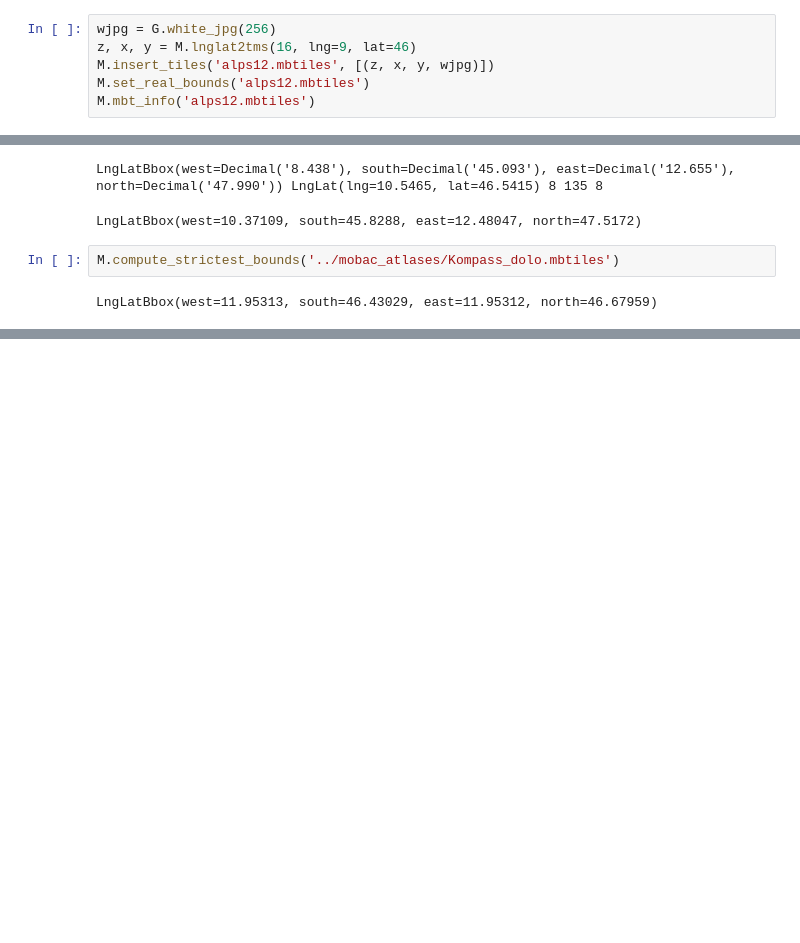
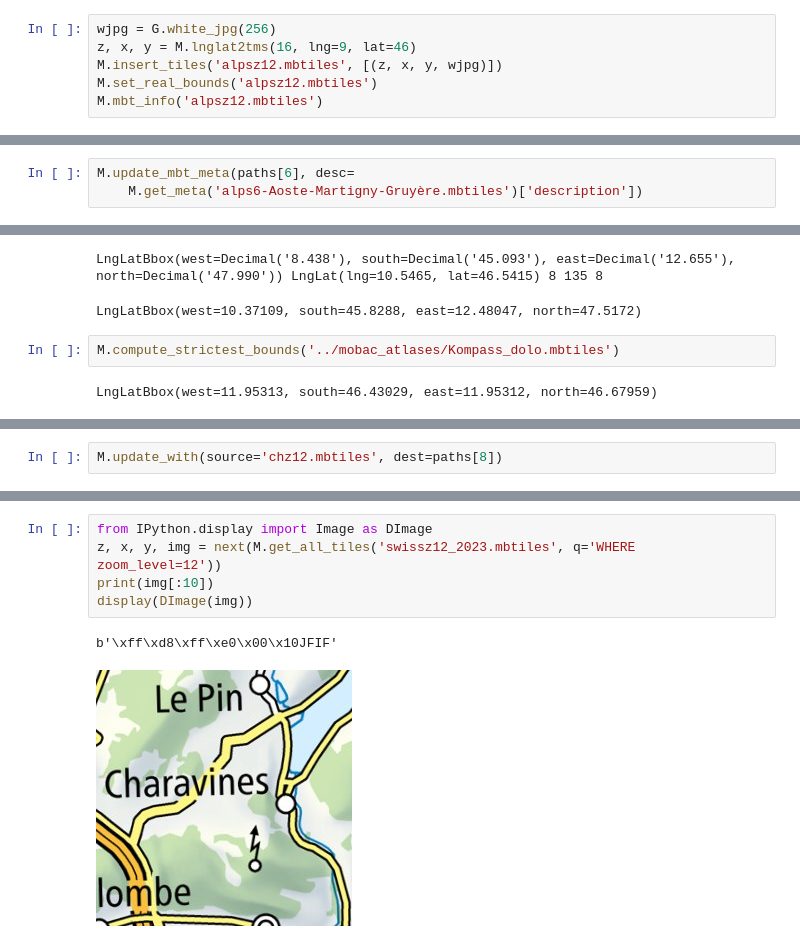
Before and after one commit to eslopemap/etopo, a Jupyter notebook: topo_merge/Swisstopo-2023-cut.ipynb, the cells around one changed output, grey strips where cells are left out. Saved outputs shown, nothing was run; the diff lists cells and outputs as text; blank space fills up the shorter version.

```diff
--- a/topo_merge/Swisstopo-2023-cut.ipynb
+++ b/topo_merge/Swisstopo-2023-cut.ipynb
@@ -102,7 +202,7 @@ Created: alps12
 # %%
 wjpg = G.white_jpg(256)
 z, x, y = M.lnglat2tms(16, lng=9, lat=46)
-M.insert_tiles('alps12.mbtiles', [(z, x, y, wjpg)])
-M.set_real_bounds('alps12.mbtiles')
-M.mbt_info('alps12.mbtiles')
+M.insert_tiles('alpsz12.mbtiles', [(z, x, y, wjpg)])
+M.set_real_bounds('alpsz12.mbtiles')
+M.mbt_info('alpsz12.mbtiles')
 # %% [output]
@@ -237,0 +464,3 @@ real bounds  16 [6.33, 43.58, 8.17, 44.59] 33920 41600 34255 41855
+# %%
+M.update_mbt_meta(paths[6], desc=
+    M.get_meta('alps6-Aoste-Martigny-Gruyère.mbtiles')['description'])
@@ -309,0 +560,2 @@ M.cut_to_lnglat('Buginanen.mbtile', dest5, GY.bbalps5z10, zmin=10)
+# %%
+M.update_with(source='chz12.mbtiles', dest=paths[8])
@@ -309,0 +750,8 @@ M.cut_to_lnglat('Buginanen.mbtile', dest5, GY.bbalps5z10, zmin=10)
+# %%
+from IPython.display import Image as DImage
+z, x, y, img = next(M.get_all_tiles('swissz12_2023.mbtiles', q='WHERE zoom_level=12'))
+print(img[:10])
+display(DImage(img))
+# %% [output]
+b'\xff\xd8\xff\xe0\x00\x10JFIF'
+[figure, added]
```
Also changed, not shown: parts of 56 cells of this notebook, 9 other files.
